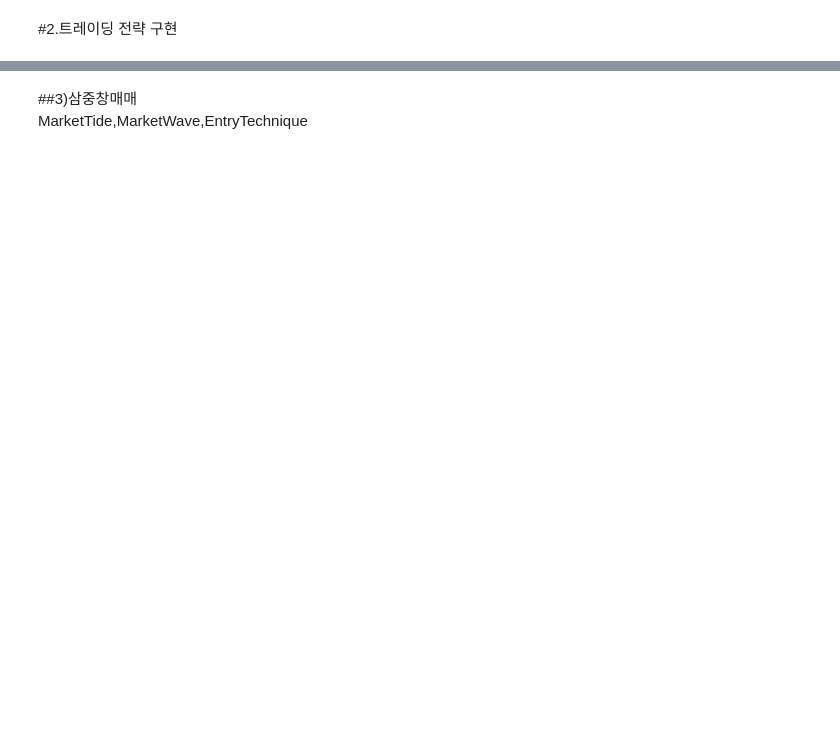
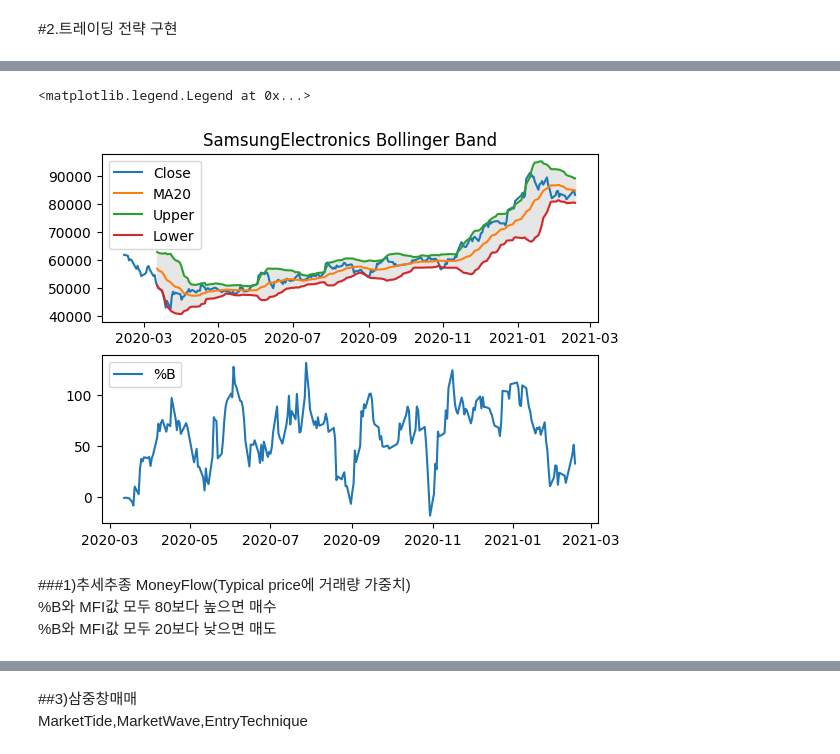
Before and after one commit to DongjunYou/PersonalProject_TradingBot, a Jupyter notebook: 2.Visualization/Visualization.ipynb, the cells around one changed output, grey strips where cells are left out. Cells and saved outputs as stored; diff of their text form; code cells hidden in the pictures; blank space fills up the shorter version.

```diff
--- a/2.Visualization/Visualization.ipynb
+++ b/2.Visualization/Visualization.ipynb
@@ -127,0 +214,24 @@ plt.show()
+# %%
+sm_df['MA20']=sm_df['Close'].rolling(window=20).mean() #이젠 너무 간단
+sm_df['std']=sm_df.Close.rolling(window=20).std()
+sm_df['Upper']=sm_df['MA20']+sm_df['std']*2 #MA20그리는 이유
+sm_df['Lower']=sm_df['MA20']-sm_df['std']*2
+plt.subplot(2,1,1)
+plt.plot(sm_df.index,sm_df['Close'],label='Close') #x,y값좌표들을 찍음
+plt.plot(sm_df.index,sm_df['MA20'],label='MA20')
+plt.plot(sm_df.index,sm_df['Upper'],label='Upper')
+plt.plot(sm_df.index,sm_df['Lower'],label='Lower')
+plt.fill_between(sm_df.index,sm_df['Upper'],sm_df['Lower'],color='0.9') #볼린저밴드에 한정해서 외우기
+plt.title('SamsungElectronics Bollinger Band')
+plt.legend(loc='best')
+plt.subplot(2,1,2)
+plt.plot(sm_df.index,sm_df['%B'],label='%B')
+plt.legend(loc='best')
+# %% [output]
+<matplotlib.legend.Legend at 0x...>
+[figure, added]
+# %% [markdown]
+###1)추세추종
+MoneyFlow(Typical price에 거래량 가중치)<br>
+%B와 MFI값 모두 80보다 높으면 매수<br>
+%B와 MFI값 모두 20보다 낮으면 매도<br>
```
Also changed, not shown: parts of 22 cells of this notebook.
